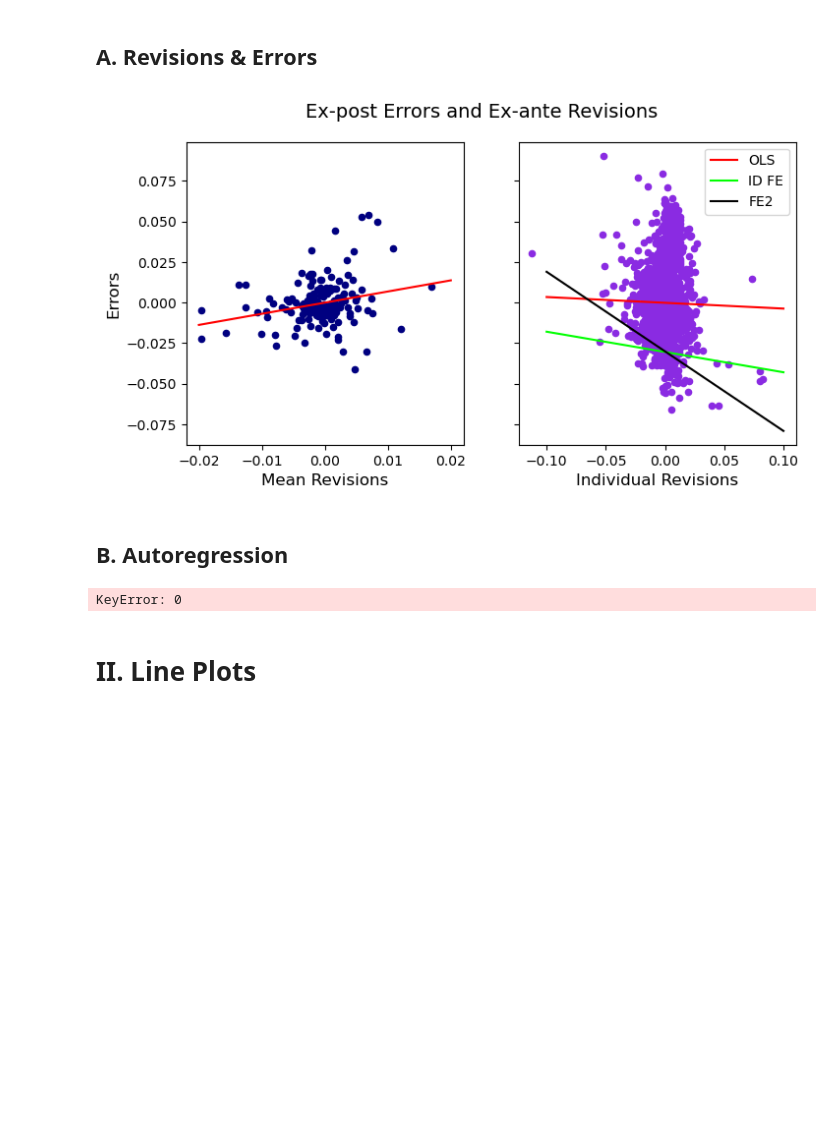
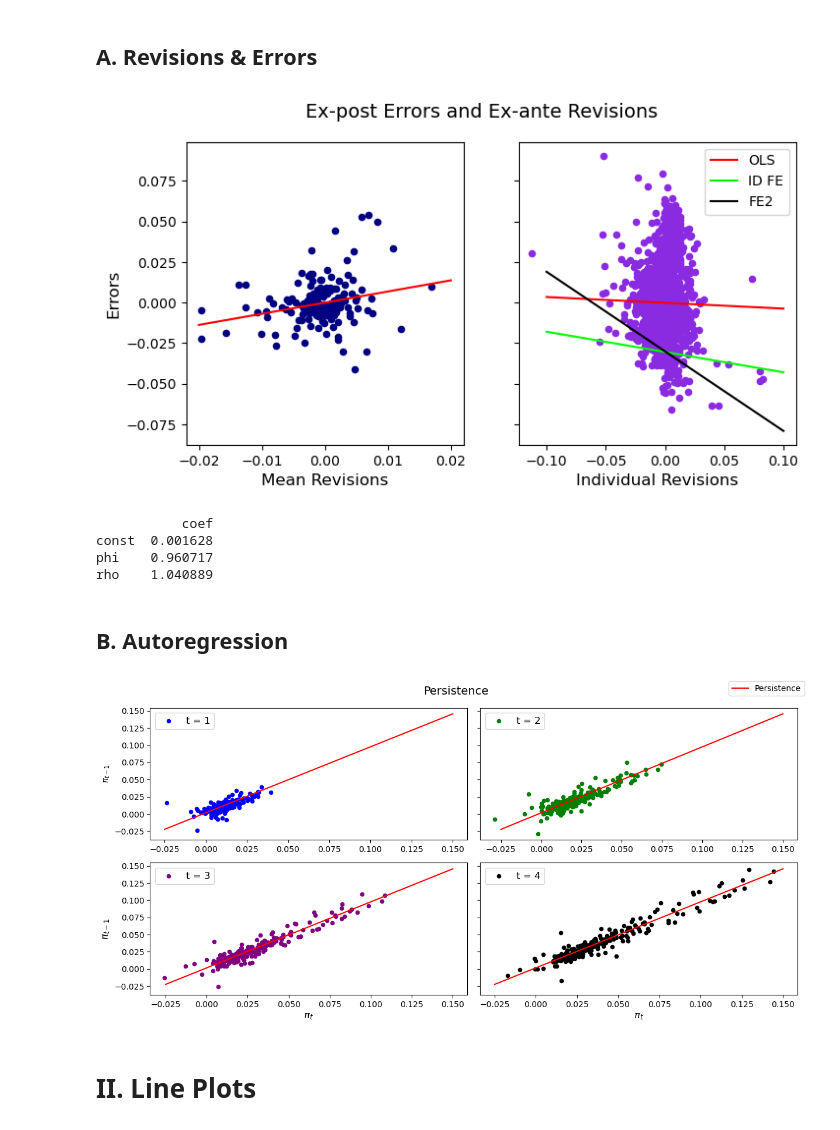
Before and after one commit to calvinmcelvain/expectation_replication, a Jupyter notebook: code/_005plots.ipynb, the cells around one changed output. Saved outputs shown, nothing was run; the diff lists cells and outputs as text; code cells hidden in the pictures; blank space fills up the shorter version.

```diff
--- a/code/_005plots.ipynb
+++ b/code/_005plots.ipynb
@@ -14,7 +14,7 @@ mean_estimations = pd.read_csv('output/mean_estimations.csv')
 ind_est_pld = pd.read_csv('output/ind_est_pld.csv')
 ind_est_fe = pd.read_csv('output/ind_est_fe.csv')
 ind_est_fe2 = pd.read_csv('output/ind_est_fe2.csv')
-ar_table = pd.read_csv('output/ar_estimations.csv')
+ar_table = pd.read_csv('output/ar_estimations.csv', index_col=0)
 
 mean_spf_trim['DATE'] = pd.to_datetime(mean_spf_trim['DATE'])
 ind_spf_trim['DATE'] = pd.to_datetime(ind_spf_trim['DATE'])
@@ -56,9 +56,15 @@ axi.set_xlabel('Individual Revisions', fontsize=12)
 axi.legend()
 
 plt.show()
-fig.savefig('output/figures/re_scat.svg', dpi=200)
+fig.savefig('output/figures/re_scat.png', dpi=200)
+fig.savefig('/Users/fogellmcmuffin/Documents/thesis/drafts/latex_draft/figs_n_tables/re_scat.png', dpi=200)
+print(ar_table)
 # %% [output]
 [figure]
+           coef
+const  0.001628
+phi    0.960717
+rho    1.040889
 # %% [markdown]
 ## B. Autoregression
 # %%
@@ -68,37 +74,38 @@ vintage_trim = vintage_trim.set_index(pd.to_datetime(vintage_trim['DATE']))
 vintage_trim = vintage_trim.loc[(vintage_trim['DATE'] >= '1965-06-30') & (vintage_trim['DATE'] <= '2022-12-31')]
 vintage_trim = vintage_trim[['t0', 't1', 't2', 't3', 't4', 'rec']]
 
-model0 = 0.0027 + ar_table[0].iloc[0] * np.linspace(-0.025, 0.150)
+model0 = ar_table.loc['const', 'coef'] + ar_table.loc['phi', 'coef'] * np.linspace(-0.025, 0.150)
 
 fig, ((ax0, ax1), (ax2, ax3)) = plt.subplots(nrows=2, ncols=2, figsize=(12, 6), sharey=True,)
 fig.suptitle('Persistence', fontsize=14)
 
 ax0.scatter(vintage_trim['t0']['1965-09-30':], vintage_trim['t0'].shift(1)['1965-09-30':], c='blue', label=r't = 1', alpha=1, s=20)
 ar_1 = ax0.plot(np.linspace(-0.025, 0.150), model0, color="red", lw=1.5, label='Persistence')
 ax0.set_ylabel(r'$\pi_{t-1}$', fontsize=10)
 ax0.legend(['t = 1'], fontsize=12)
 
 ax1.scatter(vintage_trim['t1']['1965-09-30':], vintage_trim['t1'].shift(1)['1965-09-30':], c='green', label='t = 2', alpha=1, s=20)
 ax1.plot(np.linspace(-0.025, 0.150), model0, color="red", lw=1.5)
 ax1.legend(['t = 2'], fontsize=12)
 
 ax2.scatter(vintage_trim['t2']['1965-09-30':], vintage_trim['t2'].shift(1)['1965-09-30':], c='purple', label='t = 3', alpha=1, s=20)
 ax2.plot(np.linspace(-0.025, 0.150), model0, color="red", lw=1.5)
 ax2.set_ylabel(r'$\pi_{t-1}$', fontsize=12)
 ax2.set_xlabel(r'$\pi_t$', fontsize=12)
 ax2.legend(['t = 3'], fontsize=12)
 
 ax3.scatter(vintage_trim['t3']['1965-09-30':], vintage_trim['t3'].shift(1)['1965-09-30':], c='black', label='t = 4', alpha=1, s=20)
 ax3.plot(np.linspace(-0.025, 0.150), model0, color="red", lw=1.5)
 ax3.set_xlabel(r'$\pi_t$', fontsize=12)
 ax3.legend(['t = 4'], fontsize=12)
 
 fig.legend(handles=ar_1)
 plt.tight_layout()
 plt.show()
 fig.savefig('output/figures/ar_scat.png', dpi=200)
+fig.savefig('/Users/fogellmcmuffin/Documents/thesis/drafts/latex_draft/figs_n_tables/ar_scat.png', dpi=200)
 # %% [output]
-KeyError: 0
+[figure, added]
 # %% [markdown]
 # __II. Line Plots__
 # %% [markdown]
```
Also changed, not shown: parts of 3 cells of this notebook, 10 other files.
